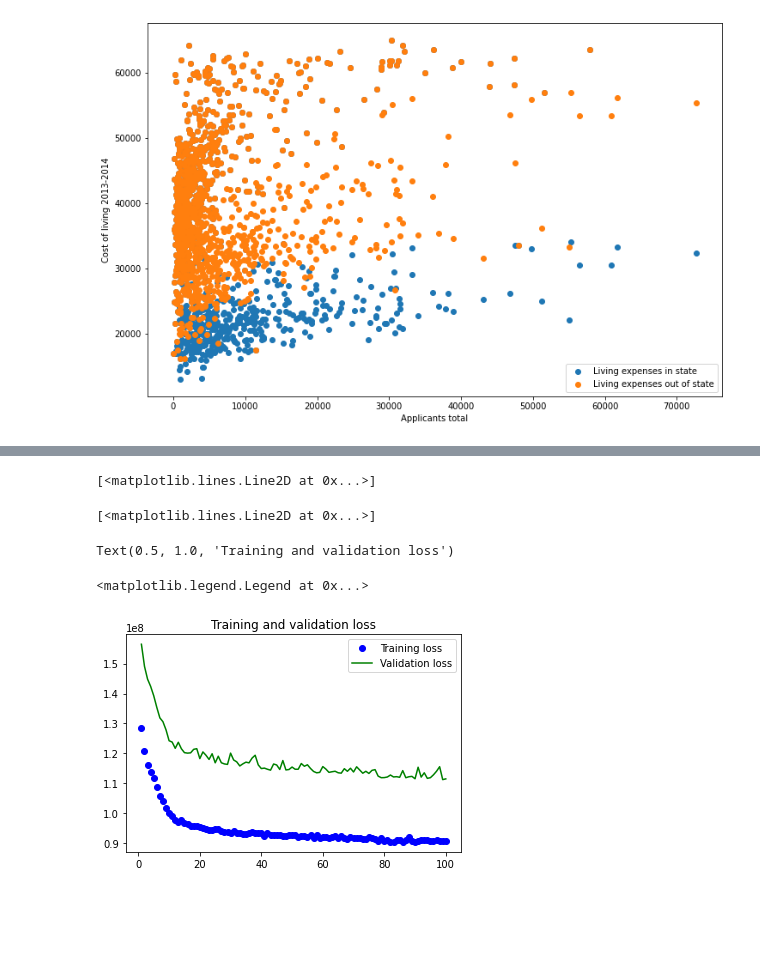
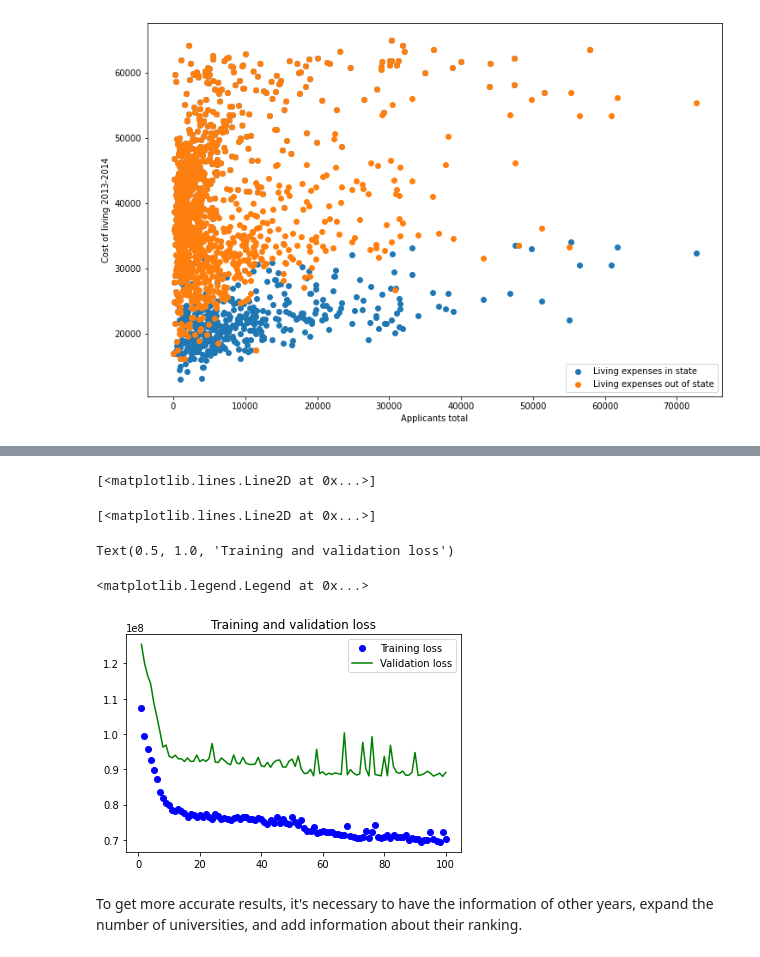
Before and after one commit to XinyuMai/PHSX815_Week12, a Jupyter notebook: HW12.ipynb, the cells around one changed output, grey strips where cells are left out. Saved outputs shown, nothing was run; the diff lists cells and outputs as text; code cells hidden in the pictures; blank space fills up the shorter version.

```diff
--- a/HW12.ipynb
+++ b/HW12.ipynb
@@ -225,3 +225,6 @@ Text(0.5, 0, 'Applicants total')
 Text(0, 0.5, 'Cost of living 2013-2014')
 <matplotlib.legend.Legend at 0x...>
 [figure]
+# %%
+ipeds['acceptance_rate']=(ipeds['Admissions total']/ipeds['Applicants total']*100).round(2)
+ipeds['enrollment_rate']=(ipeds['Enrolled total'] / ipeds['Admissions total']*100).round(2)
@@ -270,7 +281,7 @@ model.add(Dense(64,activation='relu'))
 model.add(Dense(128,activation='relu'))
 #and one more because why not
 model.add(Dense(128,activation='relu'))
-
+model.add(Dense(128,activation='relu'))
 
 #finally, our output layer should have only one neuron because we are trying to predict only one number
 #notice how there is a different activation function in this layer
@@ -279,7 +290,7 @@ model.add(Dense(128,activation='relu'))
 
 #compile our model - set our loss metric (categorical cross entropy) and optimizer (stochastic gradient descent)
 #how does the model performance change with different optimizers (ie AdaGrad, SGD, etc.)?
-model.compile(loss ='mse', optimizer='Nadam',metrics=['accuracy'])
+model.compile(loss ='mse', optimizer='Nadam',metrics=[tf.keras.metrics.LogCoshError()])
 # metrics=[tf.keras.metrics.RootMeanSquaredError()]
 #let's see a summary of our model
 model.summary()
@@ -321,19 +334,23 @@ Epoch 100/100
 # %%
 # Polt the training results
-acc= history.history['accuracy']
-val_acc = history.history['val_accuracy']
+#acc= history.history['accuracy']
+#val_acc = history.history['val_accuracy']
 loss = history.history['loss']
 val_loss = history.history['val_loss']
-epochs = range(1, len(acc) +1)
+epochs = range(1, len(loss) +1)
 
 plt.plot(epochs, loss, 'bo', label='Training loss')
 plt.plot(epochs, val_loss, 'g', label = 'Validation loss')
 plt.title('Training and validation loss')
 plt.legend()
 plt.show()
 # %% [output]
 [<matplotlib.lines.Line2D at 0x...>]
 [<matplotlib.lines.Line2D at 0x...>]
 Text(0.5, 1.0, 'Training and validation loss')
 <matplotlib.legend.Legend at 0x...>
-[figure, old version]
+[figure, new version]
+# %% [markdown]
+To get more accurate results,
+it's necessary to have the information of other years,
+expand the number of universities, and add information about their ranking.
```
Also changed, not shown: parts of 4 cells of this notebook.
